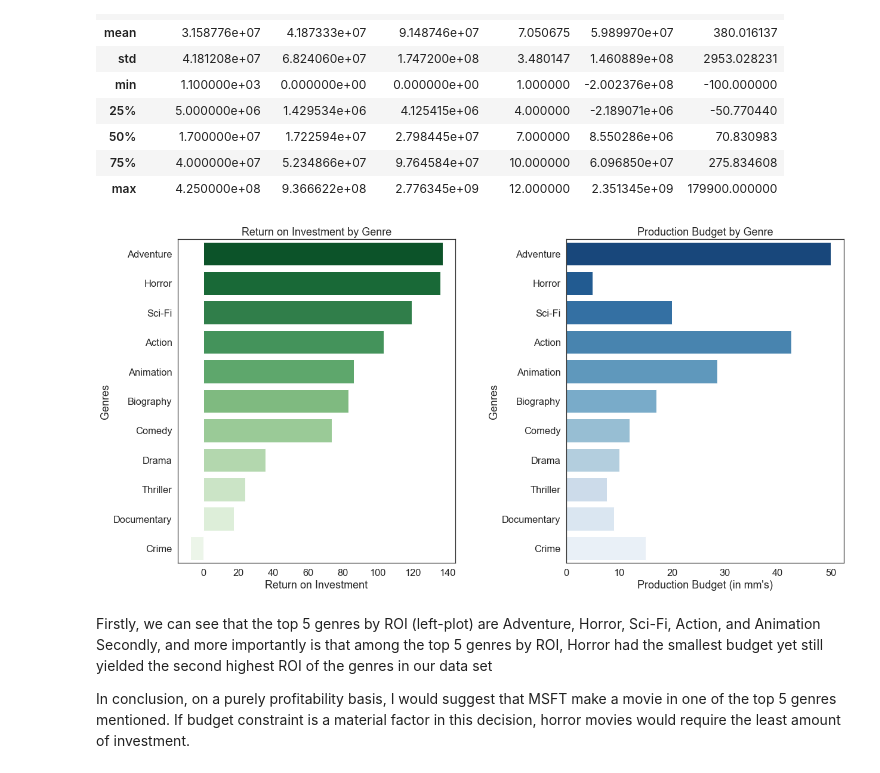
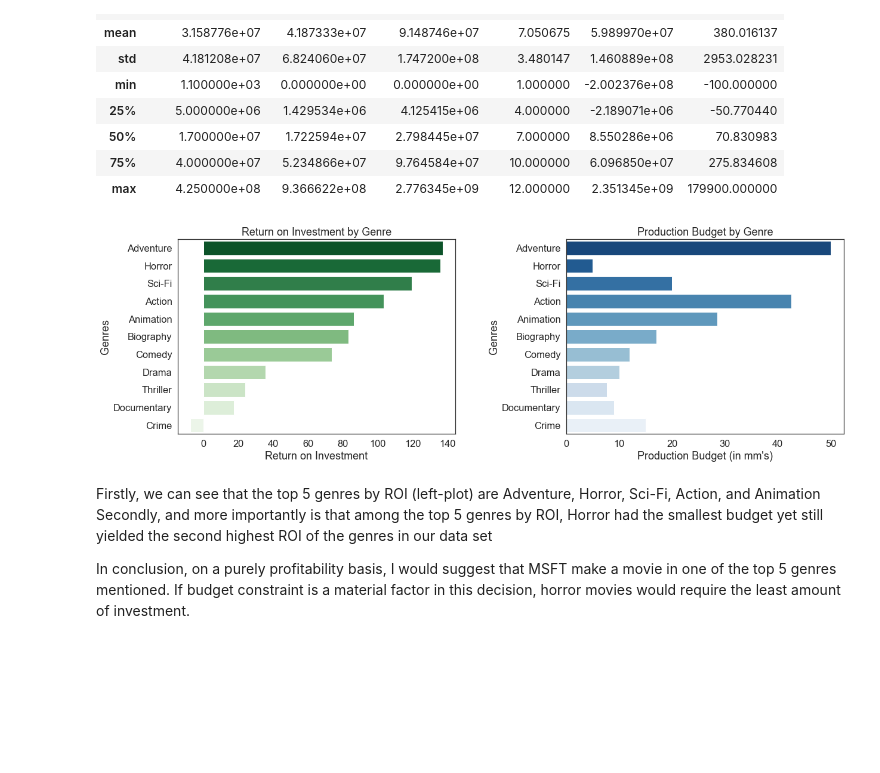
Before and after one commit to srodriguez2742/dsc-phase-1-project, a Jupyter notebook: An-Analysis-on-Making-Movies.ipynb, the cells around one changed output. Cells and saved outputs as stored; diff of their text form; code cells hidden in the pictures; blank space fills up the shorter version.

```diff
--- a/An-Analysis-on-Making-Movies.ipynb
+++ b/An-Analysis-on-Making-Movies.ipynb
@@ -414,2 +415,0 @@ dfBG.head()
-# %%
-dfBG.drop(['original_title', 'start_year','genres', 'genres_split'], axis=1, inplace=True)
@@ -524,27 +502,27 @@ budgets.describe()
 # %%
 #Both plots below are sorted by ROI descending. The left plot show median ROI of each Genre, while the
 #right plot shows production budget of each genre
 
-plt.figure(figsize=(20,10))
+plt.figure(figsize=(20,6))
 sns.set(font_scale = 1.5)
 sns.set_style("white")
 ax1 = plt.subplot(1,2,1)
 ax1 = sns.barplot(x=('ROI','median'), y=('genre1'), data=genrestats1.sort_values(('ROI','median'), ascending=False),
             palette='Greens_r').set(ylabel='Genres', xlabel=('Return on Investment'), title=("Return on Investment by Genre"))
 
 ax2 = plt.subplot(1,2,2)
 ax2 = sns.barplot(x=('production_budget','median'), y=('genre1'), data=genrestats1.sort_values(('ROI','median'), ascending=False),
             palette='Blues_r').set(ylabel='Genres', xlabel=("Production Budget (in mm's)"), title=("Production Budget by Genre"), )
 plt.gca().xaxis.set_major_formatter(FuncFormatter(lambda x, _: int(x/1000000)))
 
 plt.subplots_adjust(wspace=.4)
 
 plt.savefig('images/ROIbyGenres1')
 
 #(*To note this does not include the genres we dropped with less than 10 data points where otherwise)
 #(*the musical genre would have been the genre with the highest ROI)
 # %% [output]
-[figure, old version]
+[figure, new version]
 # %% [markdown]
 Firstly, we can see that the top 5 genres by ROI (left-plot) are Adventure, Horror, Sci-Fi, Action, and Animation
 Secondly, and more importantly is that among the top 5 genres by ROI, Horror had the smallest budget yet still yielded the second highest ROI of the genres in our data set
```
Also changed, not shown: parts of 26 cells of this notebook, 14 other files.
